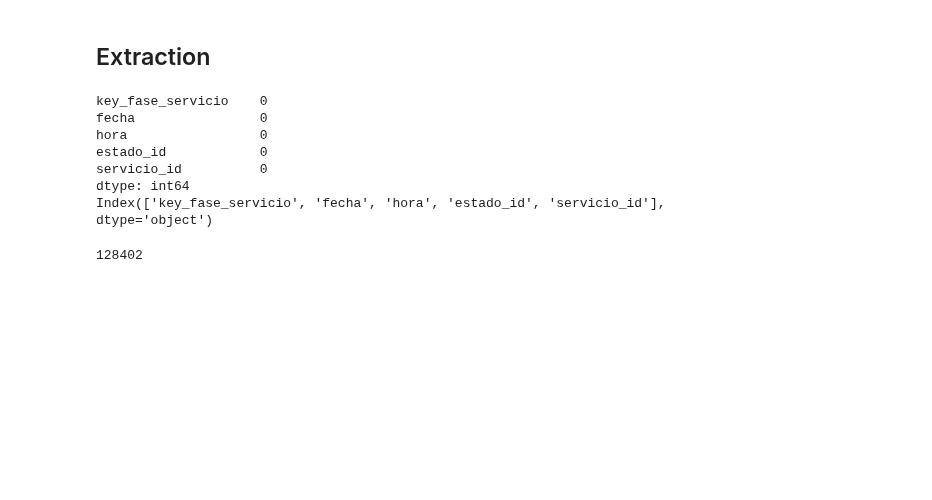
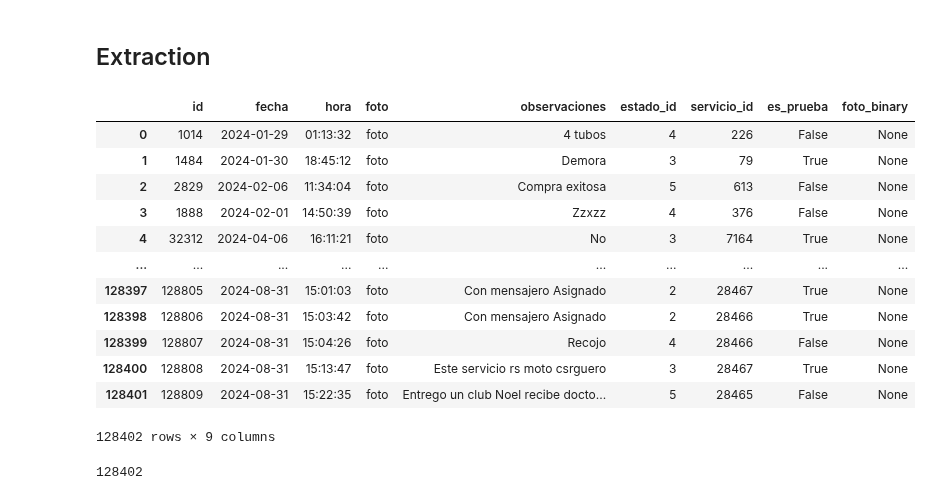
Before and after one commit to JabColV/datascience_project, a Jupyter notebook: segunda_entrega/hecho_servicio_fase.ipynb, the cells around one changed output. Cells and saved outputs as stored; diff of their text form; code cells hidden in the pictures; blank space fills up the shorter version.

```diff
--- a/segunda_entrega/hecho_servicio_fase.ipynb
+++ b/segunda_entrega/hecho_servicio_fase.ipynb
@@ -20,8 +20,5 @@ url_db = (f"{config_db['driver']}://{config_db['user']}:{config_db['password']}@
 # Create the SQLAlchemy Engine
 etl_conn = create_engine(url_db_etl)
 olap_conn = create_engine(url_db)
-# %%
-pd.set_option('display.max_columns', None)  # Mostrar todas las columnas sin saltos
-pd.set_option('display.width', 1000)
 # %% [markdown]
 ## Extraction
@@ -30,12 +24,0 @@ fase_servicio = pd.read_sql_table('dim_fase_servicio', etl_conn)
-# %%
-total_nan = fase_servicio.isna().sum()
-print(total_nan)
-print(fase_servicio.columns)
-# %% [output]
-key_fase_servicio    0
-fecha                0
-hora                 0
-estado_id            0
-servicio_id          0
-dtype: int64
-Index(['key_fase_servicio', 'fecha', 'hora', 'estado_id', 'servicio_id'], dtype='object')
@@ -42 +30,17 @@ Index(['key_fase_servicio', 'fecha', 'hora', 'estado_id', 'servicio_id'], dtype=
+# %%
+estado_servicio
+# %% [output]
+|  | id | fecha | hora | foto | observaciones | estado_id | servicio_id | es_prueba | foto_binary |
+| 0 | 1014 | 2024-01-29 | 01:13:32 | foto | 4 tubos | 4 | 226 | False | None |
+| 1 | 1484 | 2024-01-30 | 18:45:12 | foto | Demora | 3 | 79 | True | None |
+| 2 | 2829 | 2024-02-06 | 11:34:04 | foto | Compra exitosa | 5 | 613 | False | None |
+| 3 | 1888 | 2024-02-01 | 14:50:39 | foto | Zzxzz | 4 | 376 | False | None |
+| 4 | 32312 | 2024-04-06 | 16:11:21 | foto | No | 3 | 7164 | True | None |
+| ... | ... | ... | ... | ... | ... | ... | ... | ... | ... |
+| 128397 | 128805 | 2024-08-31 | 15:01:03 | foto | Con mensajero Asignado | 2 | 28467 | True | None |
+| 128398 | 128806 | 2024-08-31 | 15:03:42 | foto | Con mensajero Asignado | 2 | 28466 | True | None |
+| 128399 | 128807 | 2024-08-31 | 15:04:26 | foto | Recojo | 4 | 28466 | False | None |
+| 128400 | 128808 | 2024-08-31 | 15:13:47 | foto | Este servicio rs moto csrguero | 3 | 28467 | True | None |
+| 128401 | 128809 | 2024-08-31 | 15:22:35 | foto | Entrego un club Noel recibe docto... | 5 | 28465 | False | None |
+128402 rows × 9 columns
 # %%
```
Also changed, not shown: parts of 17 cells of this notebook, 1 other file.
